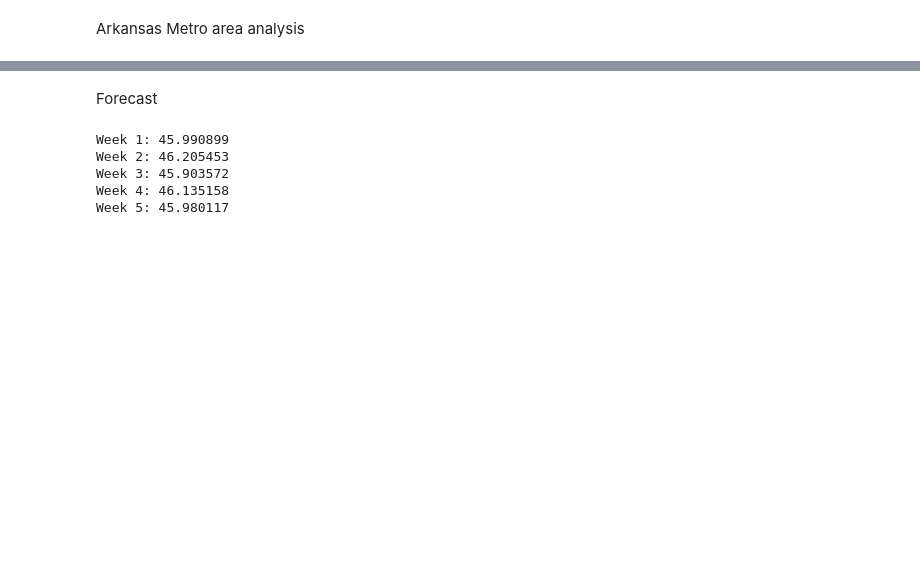
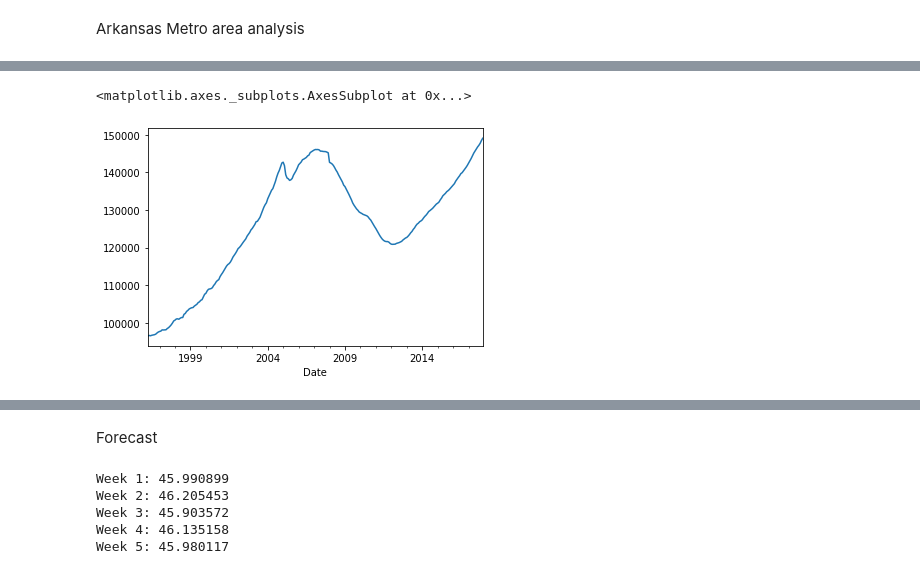
Before and after one commit to vksyr/IST718, a Jupyter notebook: Lab2.ipynb, the cells around one changed output, grey strips where cells are left out. Cells and saved outputs as stored; diff of their text form; code cells hidden in the pictures; blank space fills up the shorter version.

```diff
--- a/Lab2.ipynb
+++ b/Lab2.ipynb
@@ -400,0 +246,5 @@ RMSE: 2.183
+# %%
+homes_before2018.plot()
+# %% [output]
+<matplotlib.axes._subplots.AxesSubplot at 0x...>
+[figure, added]
```
Also changed, not shown: parts of 49 cells of this notebook, 1 other file.
